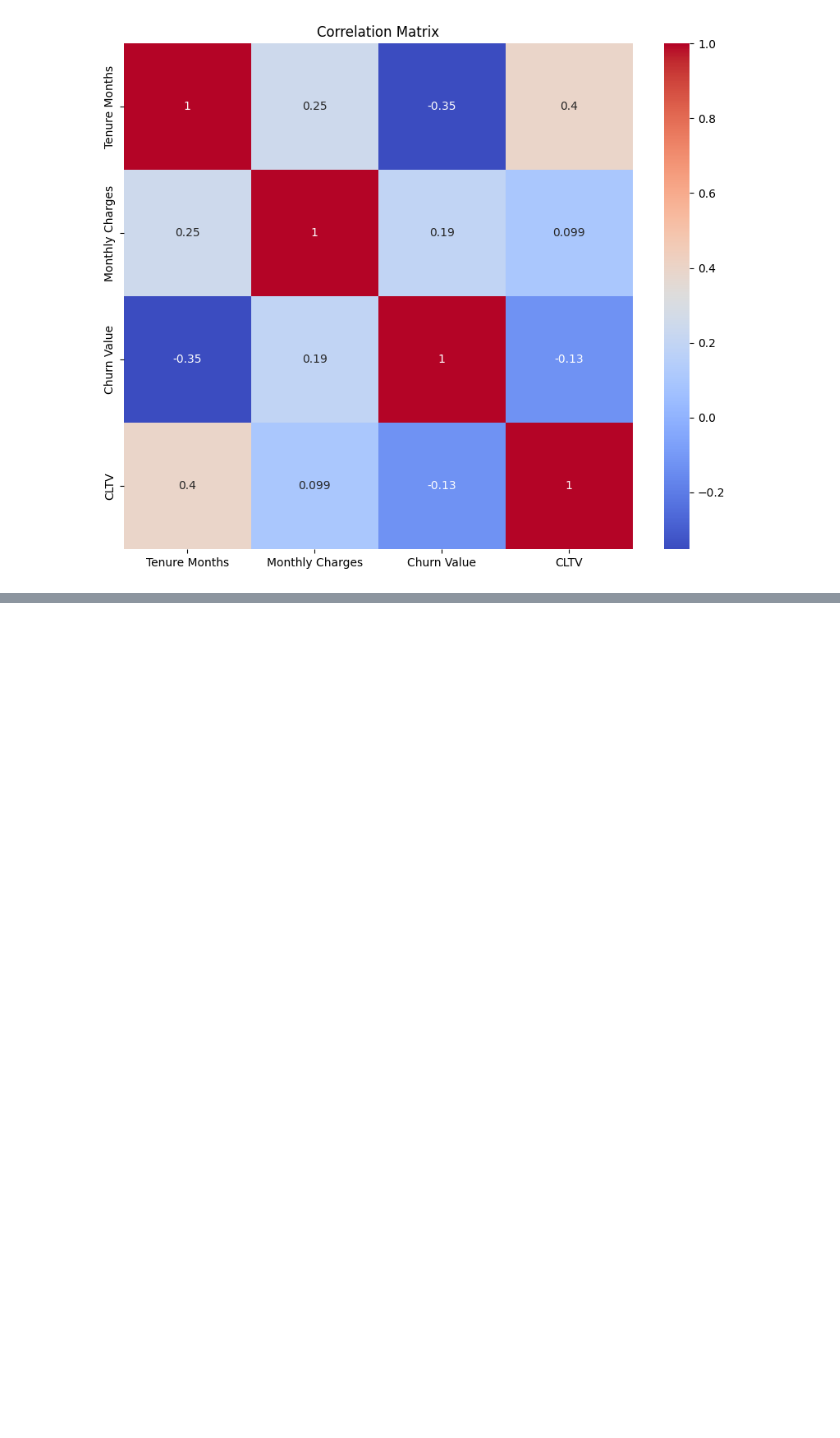
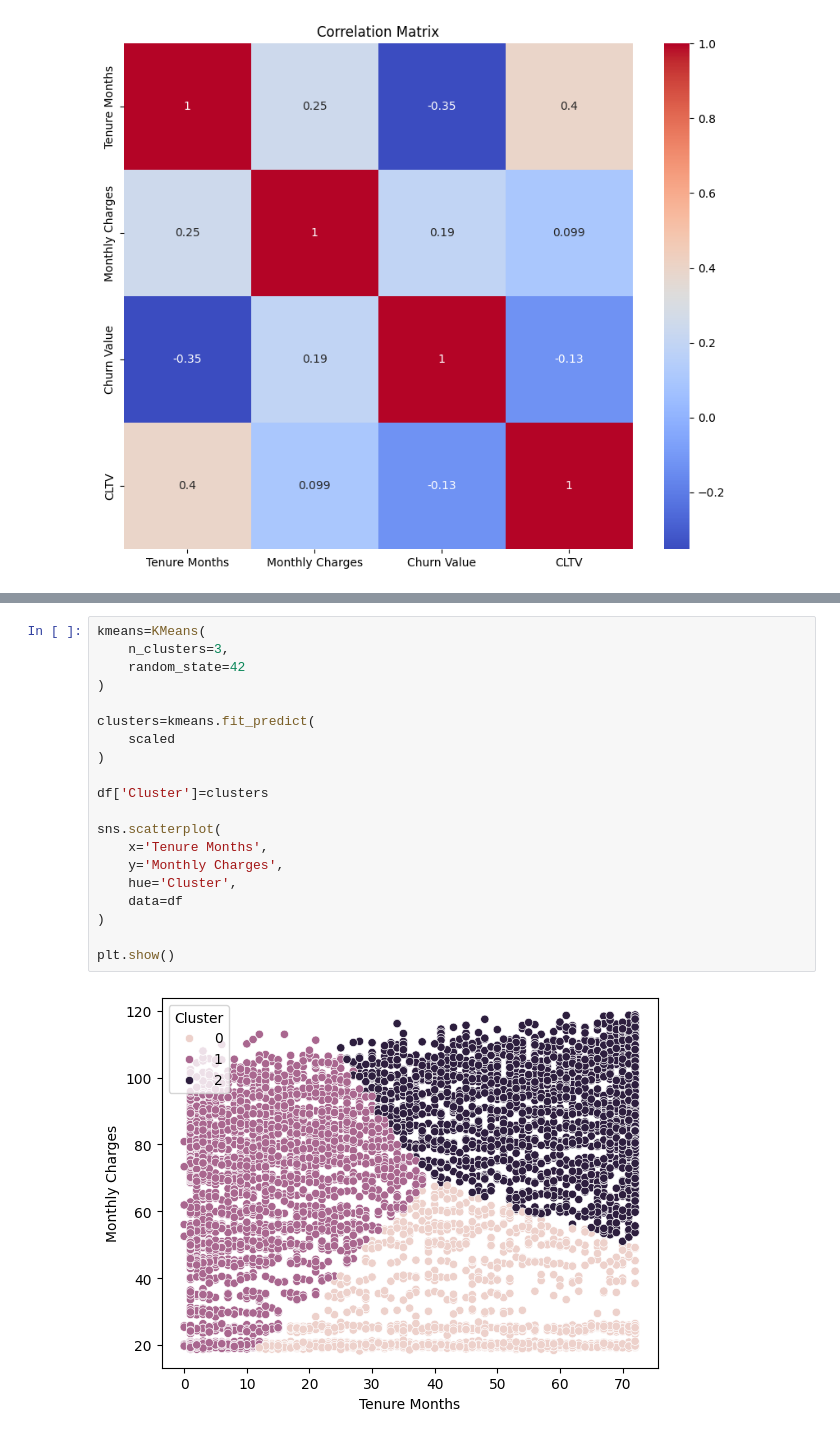
Before and after one commit to aditik-20/CustomerSeg_Churn, a Jupyter notebook: CustomerSeg_Churn.ipynb, the cells around one changed output, grey strips where cells are left out. Cells and saved outputs as stored; diff of their text form; blank space fills up the shorter version.

```diff
--- a/CustomerSeg_Churn.ipynb
+++ b/CustomerSeg_Churn.ipynb
@@ -1005,0 +1012,22 @@ Customer likely to churn
+# %%
+kmeans=KMeans(
+    n_clusters=3,
+    random_state=42
+)
+
+clusters=kmeans.fit_predict(
+    scaled
+)
+
+df['Cluster']=clusters
+
+sns.scatterplot(
+    x='Tenure Months',
+    y='Monthly Charges',
+    hue='Cluster',
+    data=df
+)
+
+plt.show()
+# %% [output]
+[figure, added]
```
Also changed, not shown: parts of 17 cells of this notebook.
